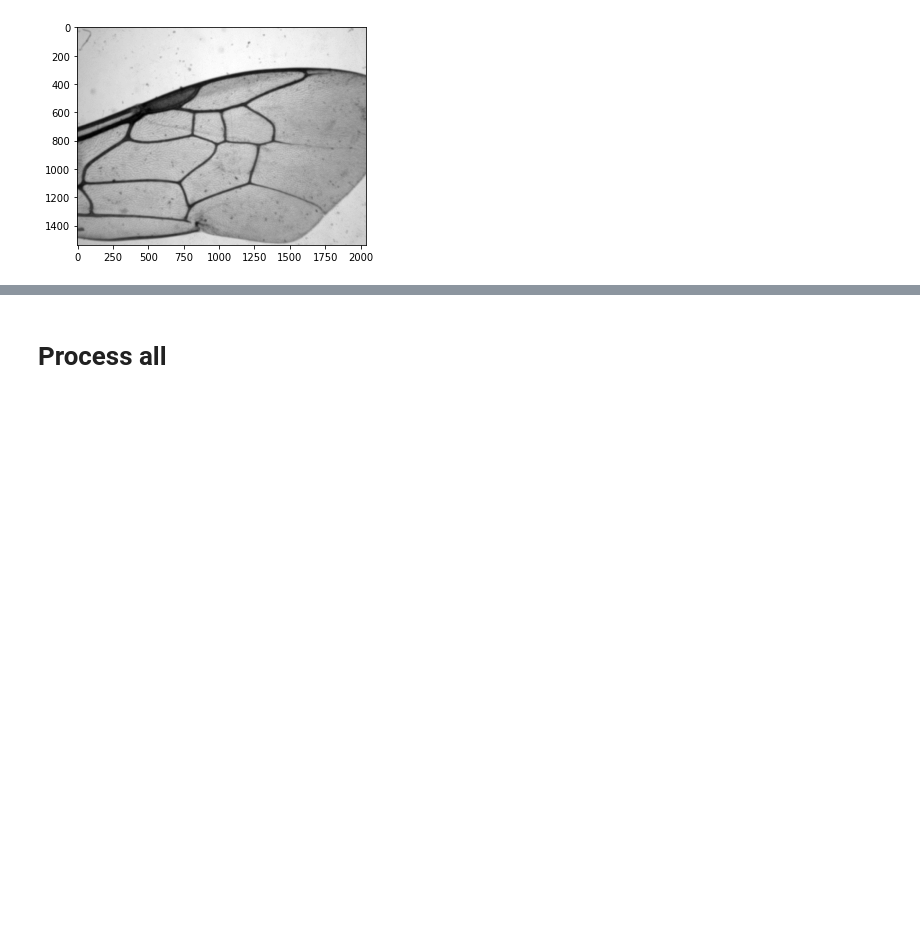
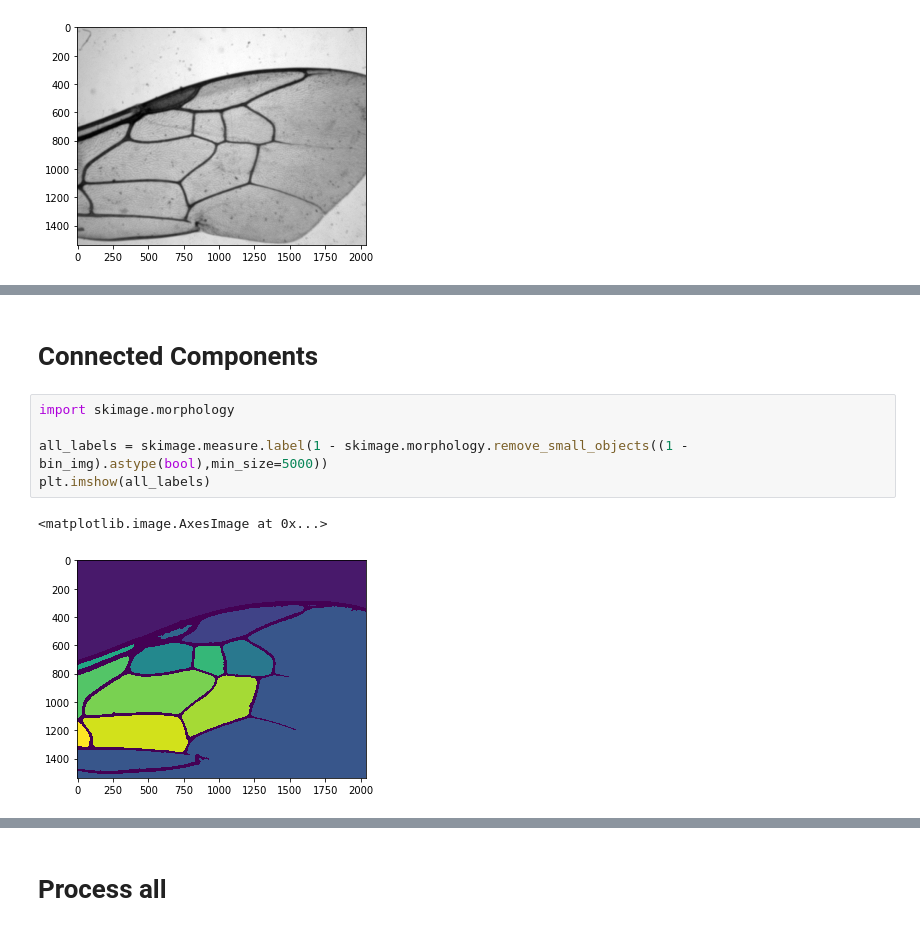
Before and after one commit to DaniGodin/BeeDetect, a Jupyter notebook: src/Hugo_tests.ipynb, the cells around one changed output, grey strips where cells are left out. Saved outputs shown, nothing was run; the diff lists cells and outputs as text; blank space fills up the shorter version.

```diff
--- a/src/Hugo_tests.ipynb
+++ b/src/Hugo_tests.ipynb
@@ -61 +69,11 @@ plt.imshow(bin_img, cmap = 'gray')
+# %% [markdown]
+# Connected Components
+# %%
+import skimage.morphology
+
+all_labels = skimage.measure.label(1 - skimage.morphology.remove_small_objects((1 - bin_img).astype(bool),min_size=5000))
+plt.imshow(all_labels)
+# %% [output]
+<matplotlib.image.AxesImage at 0x...>
+[figure, added]
 # %%
```
Also changed, not shown: parts of 16 cells of this notebook.
